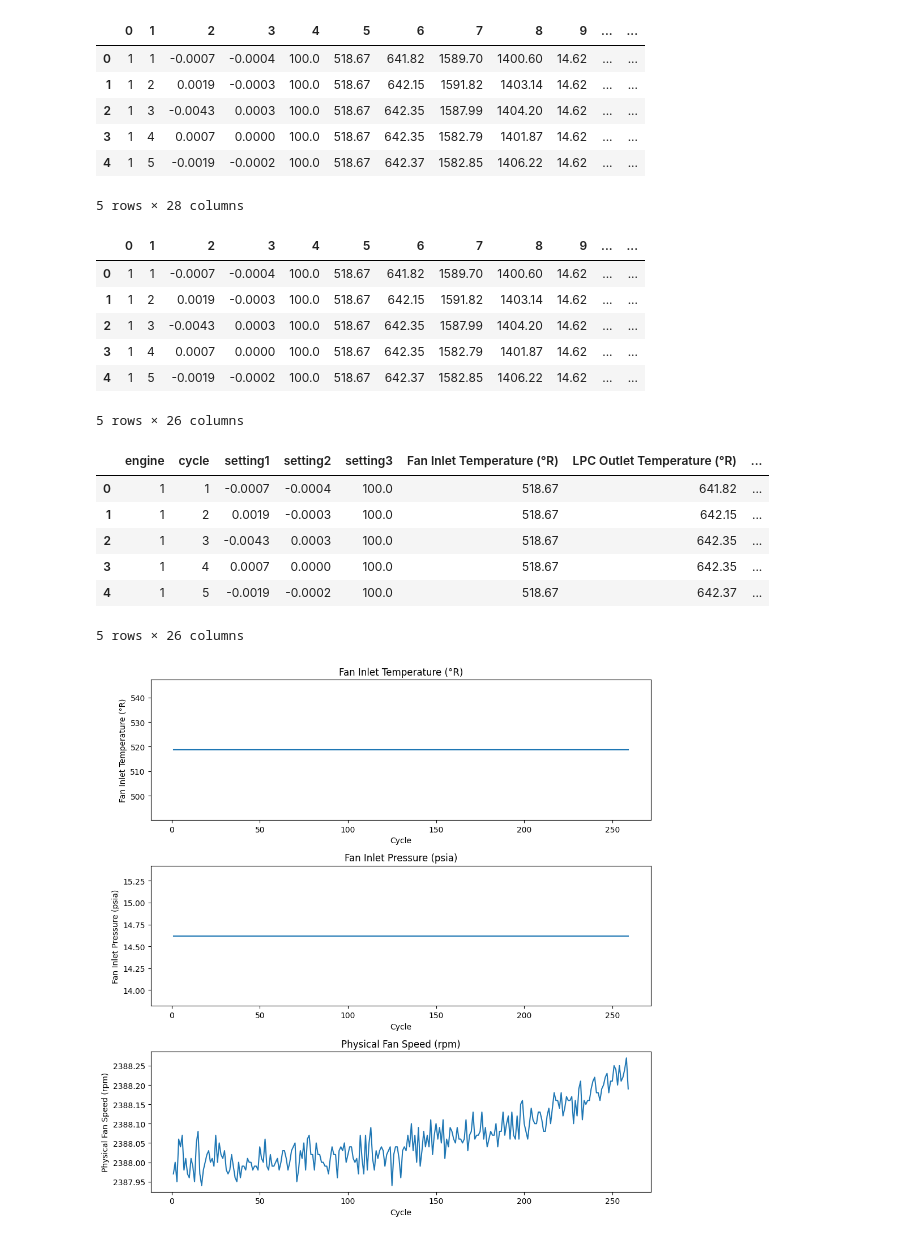
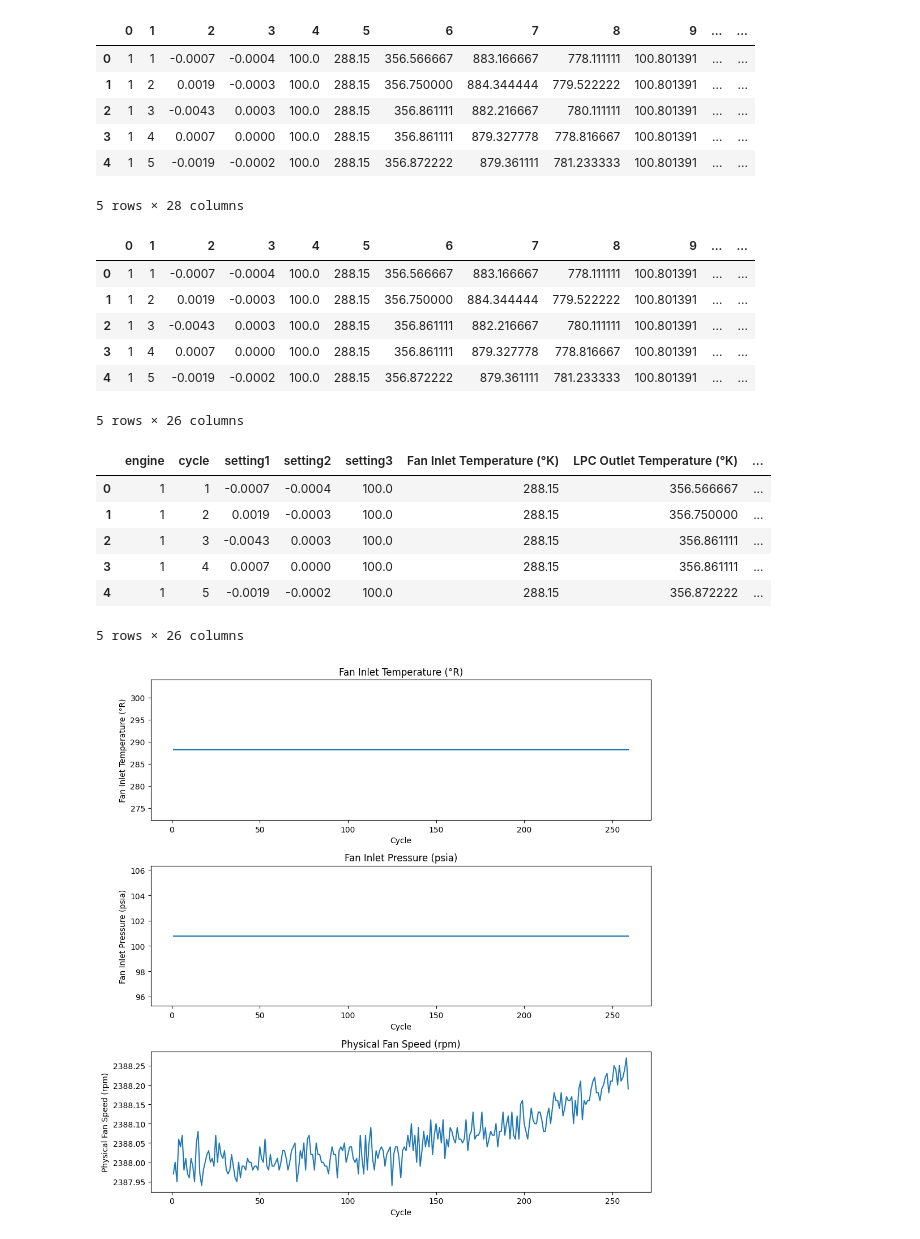
Before and after one commit to IVIOIST/rul-prediction, a Jupyter notebook: preprocessing.ipynb, the cells around one changed output. Saved outputs shown, nothing was run; the diff lists cells and outputs as text; code cells hidden in the pictures.

Commit message:
Updated data SI units

```diff
--- a/preprocessing.ipynb
+++ b/preprocessing.ipynb
@@ -16,18 +16,18 @@ columns = [
     "setting3",  # Operation Setting 3
 
     # Sensor Names (full names)
-    "Fan Inlet Temperature (°R)",
-    "LPC Outlet Temperature (°R)",
-    "HPC Outlet Temperature (°R)",
-    "LPT Outlet Temperature (°R)",
-    "Fan Inlet Pressure (psia)",
-    "Bypass-Duct Pressure (psia)",
-    "HPC Outlet Pressure (psia)",
+    "Fan Inlet Temperature (°K)",
+    "LPC Outlet Temperature (°K)",
+    "HPC Outlet Temperature (°K)",
+    "LPT Outlet Temperature (°K)",
+    "Fan Inlet Pressure (kPa)",
+    "Bypass-Duct Pressure (kPa)",
+    "HPC Outlet Pressure (kPa)",
     "Physical Fan Speed (rpm)",
     "Physical Core Speed (rpm)",
     "Engine Pressure Ratio (P50/P2)",
-    "HPC Outlet Static Pressure (psia)",
-    "Ratio of Fuel Flow to Ps30 (pps/psia)",
+    "HPC Outlet Static Pressure (kPa)",
+    "Ratio of Fuel Flow to Ps30 (m²/s)",
     "Corrected Fan Speed (rpm)",
     "Corrected Core Speed (rpm)",
     "Bypass Ratio",
@@ -38,15 +38,26 @@ columns = [
     "High-Pressure Turbines Cool Air Flow",
     "Low-Pressure Turbines Cool Air Flow"
 ]
+# %%
+## Changing to SI units
+df.iloc[:, 5] = df.iloc[:, 5] * (5/9)   # Fan Inlet Temperature Rankine to Kelvin
+df.iloc[:, 6] = df.iloc[:, 6] * (5/9)   # LPC Outlet Temp Rankine to Kelvin
+df.iloc[:, 7] = df.iloc[:, 7] * (5/9)   # HPC Outlet Temp Rankine to Kelvin
+df.iloc[:, 8] = df.iloc[:, 8] * (5/9)   # LPT Outlet Temp Rankine to Kelvin
+df.iloc[:, 9] = df.iloc[:, 9] * 6.89476     # Fan Inlet Pressure psia to kPa
+df.iloc[:, 10] = df.iloc[:, 10] * 6.89476     # Bypass-Duct Pressure psia to kPa
+df.iloc[:, 11] = df.iloc[:, 11] * 6.89476     # HPC Outlet Pressure psia to kPa
+df.iloc[:, 15] = df.iloc[:, 15] * 6.89476     # HPC Outlet Static Pressure psia to kPa
+df.iloc[:, 16] = df.iloc[:, 16] * 0.00064516  # Mass flow rate to LPC outlet converted from pps/psia to m²/s
 # %%
 df.head()
 # %% [output]
 |  | 0 | 1 | 2 | 3 | 4 | 5 | 6 | 7 | 8 | 9 | ... | ... |
-| 0 | 1 | 1 | -0.0007 | -0.0004 | 100.0 | 518.67 | 641.82 | 1589.70 | 1400.60 | 14.62 | ... | ... |
-| 1 | 1 | 2 | 0.0019 | -0.0003 | 100.0 | 518.67 | 642.15 | 1591.82 | 1403.14 | 14.62 | ... | ... |
-| 2 | 1 | 3 | -0.0043 | 0.0003 | 100.0 | 518.67 | 642.35 | 1587.99 | 1404.20 | 14.62 | ... | ... |
-| 3 | 1 | 4 | 0.0007 | 0.0000 | 100.0 | 518.67 | 642.35 | 1582.79 | 1401.87 | 14.62 | ... | ... |
-| 4 | 1 | 5 | -0.0019 | -0.0002 | 100.0 | 518.67 | 642.37 | 1582.85 | 1406.22 | 14.62 | ... | ... |
+| 0 | 1 | 1 | -0.0007 | -0.0004 | 100.0 | 288.15 | 356.566667 | 883.166667 | 778.111111 | 100.801391 | ... | ... |
+| 1 | 1 | 2 | 0.0019 | -0.0003 | 100.0 | 288.15 | 356.750000 | 884.344444 | 779.522222 | 100.801391 | ... | ... |
+| 2 | 1 | 3 | -0.0043 | 0.0003 | 100.0 | 288.15 | 356.861111 | 882.216667 | 780.111111 | 100.801391 | ... | ... |
+| 3 | 1 | 4 | 0.0007 | 0.0000 | 100.0 | 288.15 | 356.861111 | 879.327778 | 778.816667 | 100.801391 | ... | ... |
+| 4 | 1 | 5 | -0.0019 | -0.0002 | 100.0 | 288.15 | 356.872222 | 879.361111 | 781.233333 | 100.801391 | ... | ... |
 5 rows × 28 columns
 # %%
 # drop the last two columns which are empty
@@ -55,42 +66,42 @@ df = df.drop(columns=[26, 27])
 df.head()
 # %% [output]
 |  | 0 | 1 | 2 | 3 | 4 | 5 | 6 | 7 | 8 | 9 | ... | ... |
-| 0 | 1 | 1 | -0.0007 | -0.0004 | 100.0 | 518.67 | 641.82 | 1589.70 | 1400.60 | 14.62 | ... | ... |
-| 1 | 1 | 2 | 0.0019 | -0.0003 | 100.0 | 518.67 | 642.15 | 1591.82 | 1403.14 | 14.62 | ... | ... |
-| 2 | 1 | 3 | -0.0043 | 0.0003 | 100.0 | 518.67 | 642.35 | 1587.99 | 1404.20 | 14.62 | ... | ... |
-| 3 | 1 | 4 | 0.0007 | 0.0000 | 100.0 | 518.67 | 642.35 | 1582.79 | 1401.87 | 14.62 | ... | ... |
-| 4 | 1 | 5 | -0.0019 | -0.0002 | 100.0 | 518.67 | 642.37 | 1582.85 | 1406.22 | 14.62 | ... | ... |
+| 0 | 1 | 1 | -0.0007 | -0.0004 | 100.0 | 288.15 | 356.566667 | 883.166667 | 778.111111 | 100.801391 | ... | ... |
+| 1 | 1 | 2 | 0.0019 | -0.0003 | 100.0 | 288.15 | 356.750000 | 884.344444 | 779.522222 | 100.801391 | ... | ... |
+| 2 | 1 | 3 | -0.0043 | 0.0003 | 100.0 | 288.15 | 356.861111 | 882.216667 | 780.111111 | 100.801391 | ... | ... |
+| 3 | 1 | 4 | 0.0007 | 0.0000 | 100.0 | 288.15 | 356.861111 | 879.327778 | 778.816667 | 100.801391 | ... | ... |
+| 4 | 1 | 5 | -0.0019 | -0.0002 | 100.0 | 288.15 | 356.872222 | 879.361111 | 781.233333 | 100.801391 | ... | ... |
 5 rows × 26 columns
 # %%
 df.columns = columns
 # %%
 df.head()
 # %% [output]
-|  | engine | cycle | setting1 | setting2 | setting3 | Fan Inlet Temperature (°R) | LPC Outlet Temperature (°R) | ... |
-| 0 | 1 | 1 | -0.0007 | -0.0004 | 100.0 | 518.67 | 641.82 | ... |
-| 1 | 1 | 2 | 0.0019 | -0.0003 | 100.0 | 518.67 | 642.15 | ... |
-| 2 | 1 | 3 | -0.0043 | 0.0003 | 100.0 | 518.67 | 642.35 | ... |
-| 3 | 1 | 4 | 0.0007 | 0.0000 | 100.0 | 518.67 | 642.35 | ... |
-| 4 | 1 | 5 | -0.0019 | -0.0002 | 100.0 | 518.67 | 642.37 | ... |
+|  | engine | cycle | setting1 | setting2 | setting3 | Fan Inlet Temperature (°K) | LPC Outlet Temperature (°K) | ... |
+| 0 | 1 | 1 | -0.0007 | -0.0004 | 100.0 | 288.15 | 356.566667 | ... |
+| 1 | 1 | 2 | 0.0019 | -0.0003 | 100.0 | 288.15 | 356.750000 | ... |
+| 2 | 1 | 3 | -0.0043 | 0.0003 | 100.0 | 288.15 | 356.861111 | ... |
+| 3 | 1 | 4 | 0.0007 | 0.0000 | 100.0 | 288.15 | 356.861111 | ... |
+| 4 | 1 | 5 | -0.0019 | -0.0002 | 100.0 | 288.15 | 356.872222 | ... |
 5 rows × 26 columns
 # %%
 # plot all cycles for engine 1 for sensor "Fan Inlet Temperature (°R)", "Fan Inlet Pressure (psia)", "Physical Fan Speed (rpm)" in 3 subplots
 engine_1 = df[df['engine'] == 7]
 
 fig, axs = plt.subplots(3, 1, figsize=(10, 10))
-axs[0].plot(engine_1['cycle'], engine_1['Fan Inlet Temperature (°R)'])
-axs[0].set_title('Fan Inlet Temperature (°R)')
+axs[0].plot(engine_1['cycle'], engine_1['Fan Inlet Temperature (°K)'])
+axs[0].set_title('Fan Inlet Temperature (°K)')
 axs[0].set_xlabel('Cycle')
-axs[0].set_ylabel('Fan Inlet Temperature (°R)')
-axs[1].plot(engine_1['cycle'], engine_1['Fan Inlet Pressure (psia)'])
+axs[0].set_ylabel('Fan Inlet Temperature (°K)')
+axs[1].plot(engine_1['cycle'], engine_1['Fan Inlet Pressure (kPa)'])
 axs[1].set_title('Fan Inlet Pressure (psia)')
 axs[1].set_xlabel('Cycle')
 axs[1].set_ylabel('Fan Inlet Pressure (psia)')
 axs[2].plot(engine_1['cycle'], engine_1['Physical Fan Speed (rpm)'])
 axs[2].set_title('Physical Fan Speed (rpm)')
 axs[2].set_xlabel('Cycle')
 axs[2].set_ylabel('Physical Fan Speed (rpm)')
 plt.tight_layout()
 plt.show()
 # %% [output]
-[figure, old version]
+[figure, new version]
```
